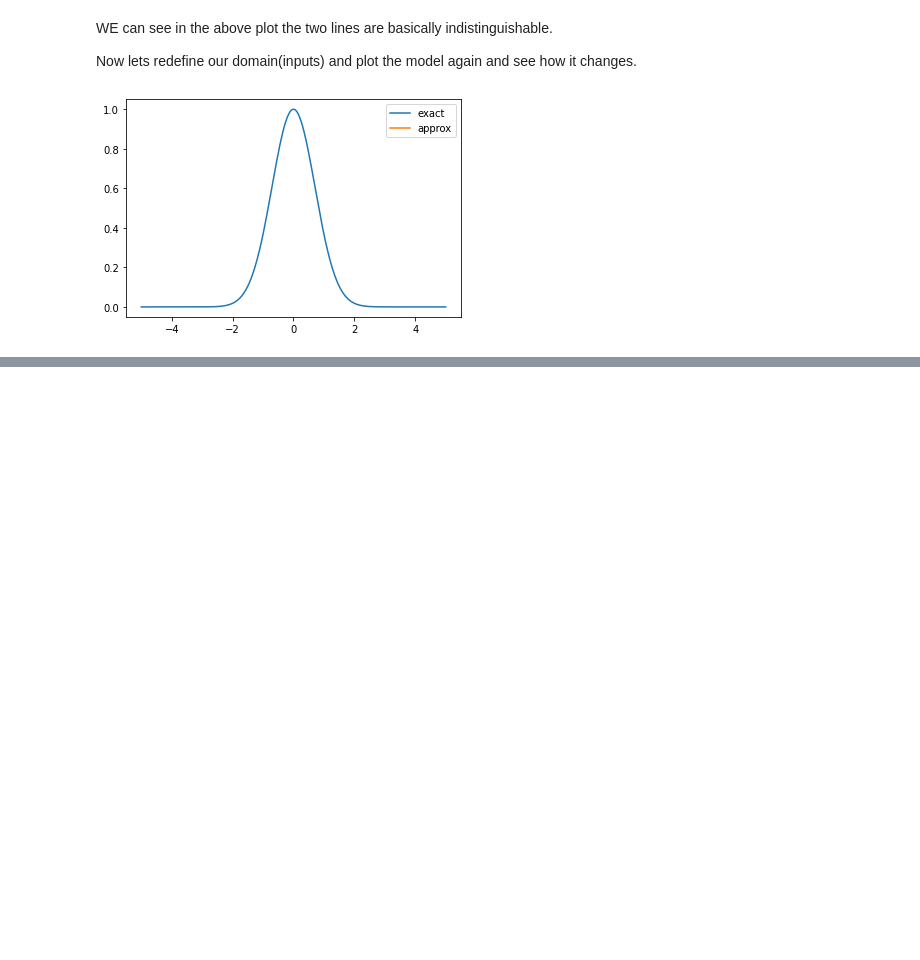
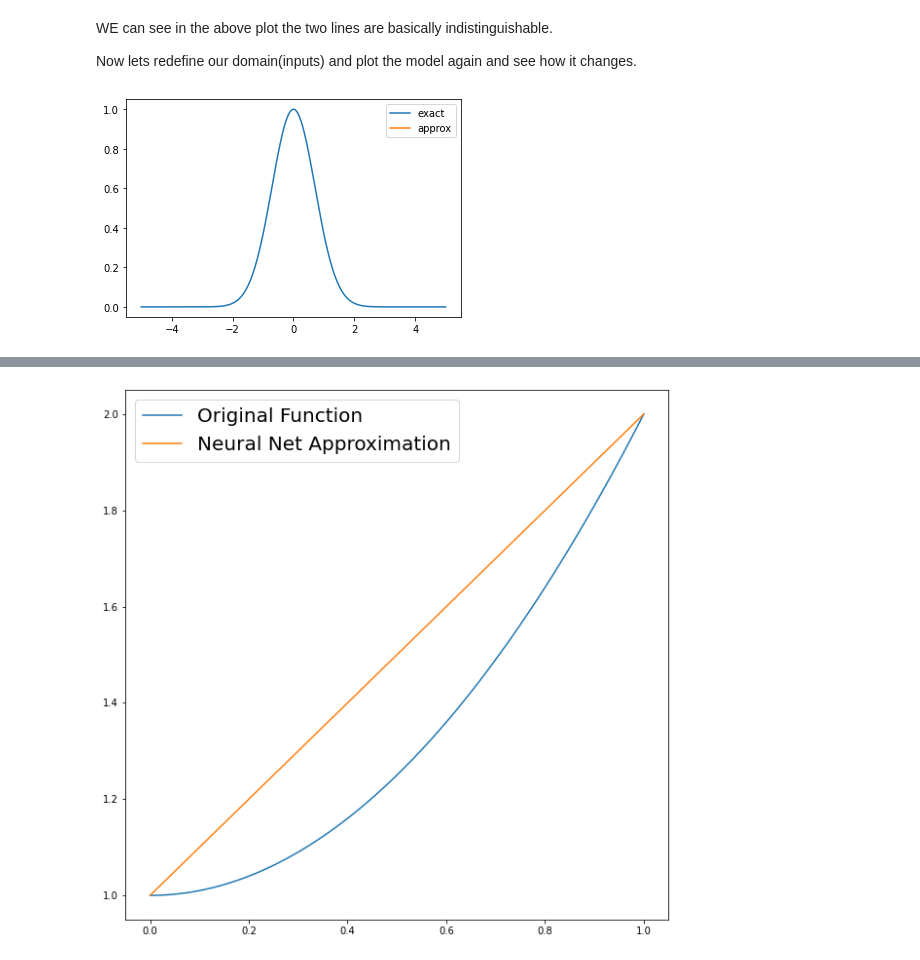
Before and after one commit to Gr3gP/Misc-Projects, a Jupyter notebook: PINNs_Overview_and_Builds.ipynb, the cells around one changed output, grey strips where cells are left out. Cells and saved outputs as stored; diff of their text form; code cells hidden in the pictures; blank space fills up the shorter version.

```diff
--- a/PINNs_Overview_and_Builds.ipynb
+++ b/PINNs_Overview_and_Builds.ipynb
@@ -125,0 +366,17 @@ plt.show()
+# %%
+def train_step():
+    with tf.GradientTape() as tape:
+        loss = custom_loss()
+    trainable_variables = list(weights.values()) + list(biases.values())
+    gradients = tape.gradient(loss, trainable_variables)
+    optimizer.apply_gradients(zip(gradients, trainable_variables))
+# %%
+for i in range(training_steps):
+    train_step()
+    if i % display_step == 0:
+        print("loss: %f " % (custom_loss()))
+
+for i in range(training_steps):
+    train_step()
+    if i % display_step == 0:
+        print("loss: %f" % (custom_loss()))
@@ -125,0 +401,22 @@ plt.show()
+# %%
+from matplotlib.pyplot import figure
+
+figure(figsize=(10,10))
+#True solution '
+def true_solution(x):
+    return x**2 + 1
+
+X = np.linspace(0, 1, 100)
+result = []
+for i in X:
+    #results.append(f(i)
+    result.append(g(i).numpy()[0][0][0])
+
+S = true_solution(X)
+
+plt.plot(X, S, label="Original Function")
+plt.plot(X, result, label="Neural Net Approximation")
+plt.legend(loc=2, prop={'size': 20})
+plt.show()
+# %% [output]
+[figure, added]
```
Also changed, not shown: parts of 15 cells of this notebook.
